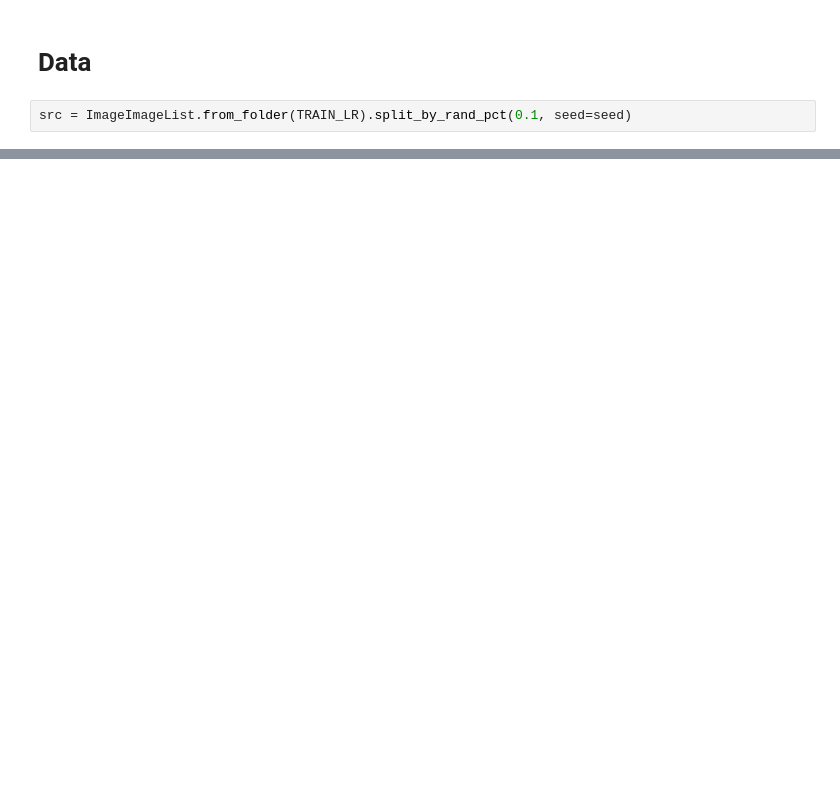
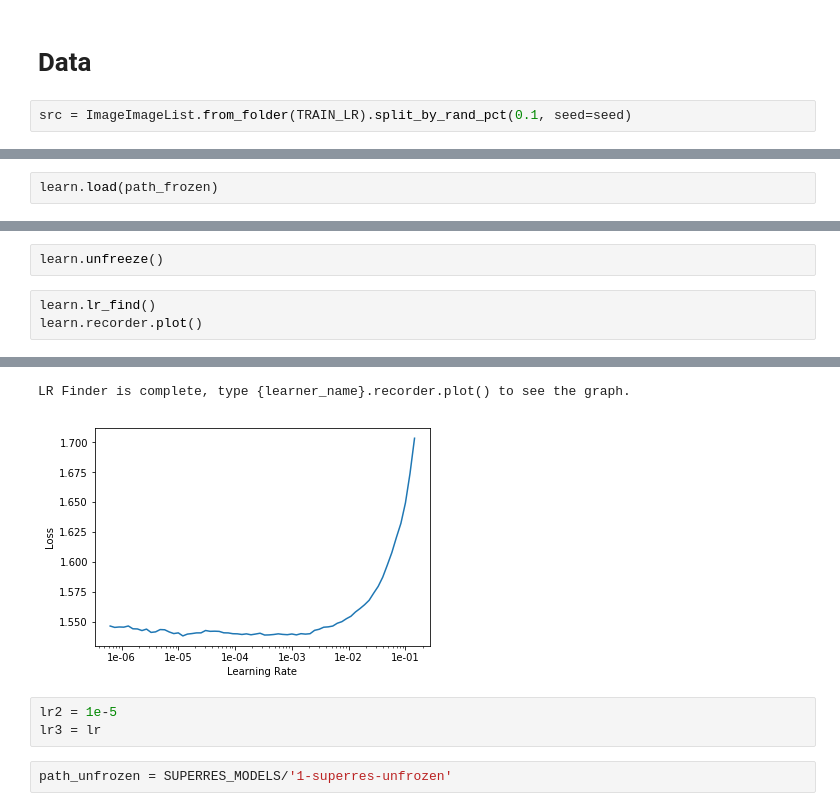
Before and after one commit to ChristophNeuner/Histopathologic-Cancer-Detection, a Jupyter notebook: superresolution.ipynb, the cells around one changed output, grey strips where cells are left out. Drawn from its saved outputs; the diff is of its cells as text; blank space fills up the shorter version.

```diff
--- a/superresolution.ipynb
+++ b/superresolution.ipynb
@@ -156,0 +227,2 @@ KeyboardInterrupt:
+# %%
+learn.load(path_frozen)
@@ -156,0 +247,6 @@ KeyboardInterrupt:
+# %%
+learn.unfreeze()
+# %%
+learn.lr_find()
+learn.recorder.plot()
+# %% [output]
@@ -156,0 +254,7 @@ KeyboardInterrupt:
+LR Finder is complete, type {learner_name}.recorder.plot() to see the graph.
+[figure, added]
+# %%
+lr2 = 1e-5
+lr3 = lr
+# %%
+path_unfrozen = SUPERRES_MODELS/'1-superres-unfrozen'
```
Also changed, not shown: parts of 32 cells of this notebook, 1 other file.
